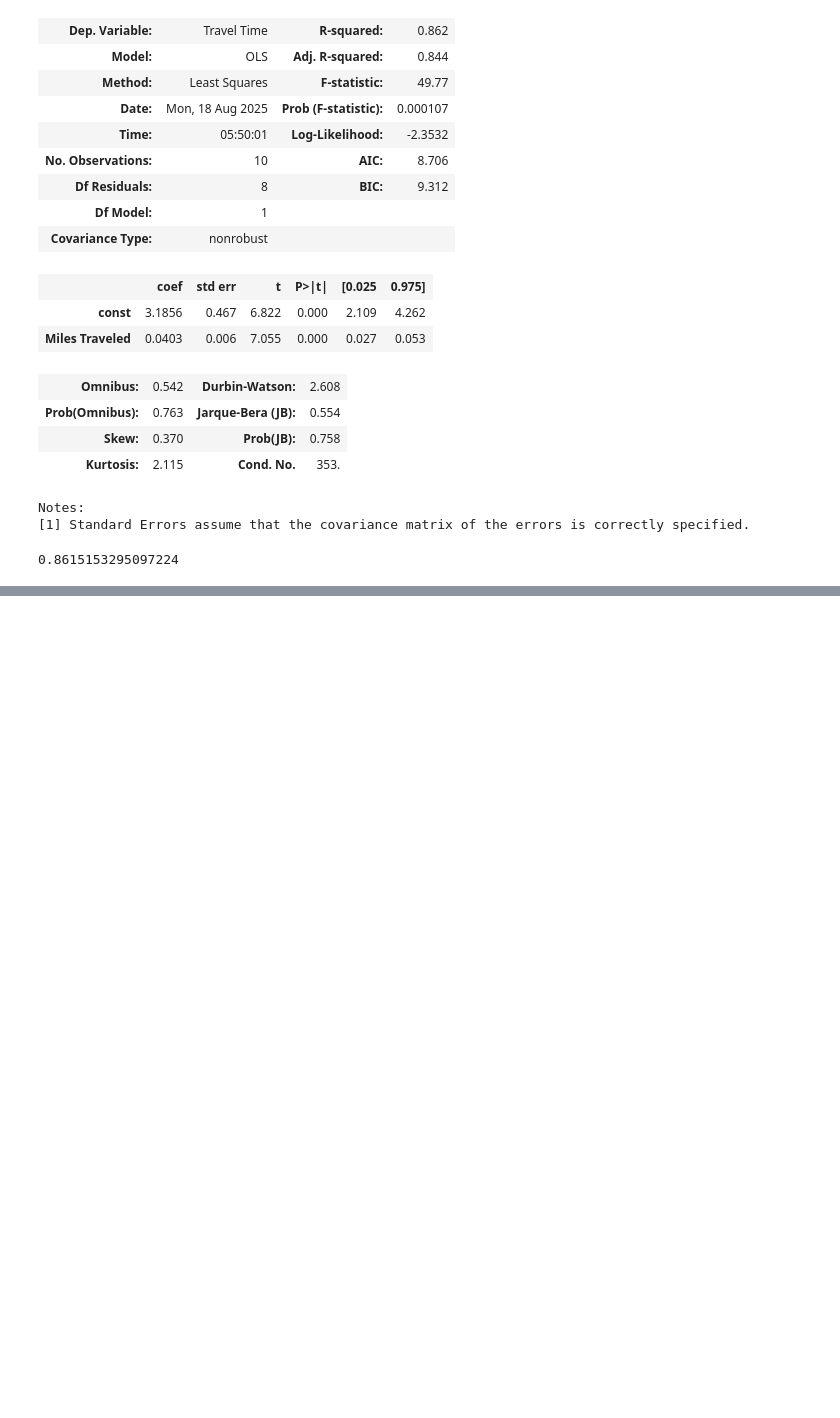
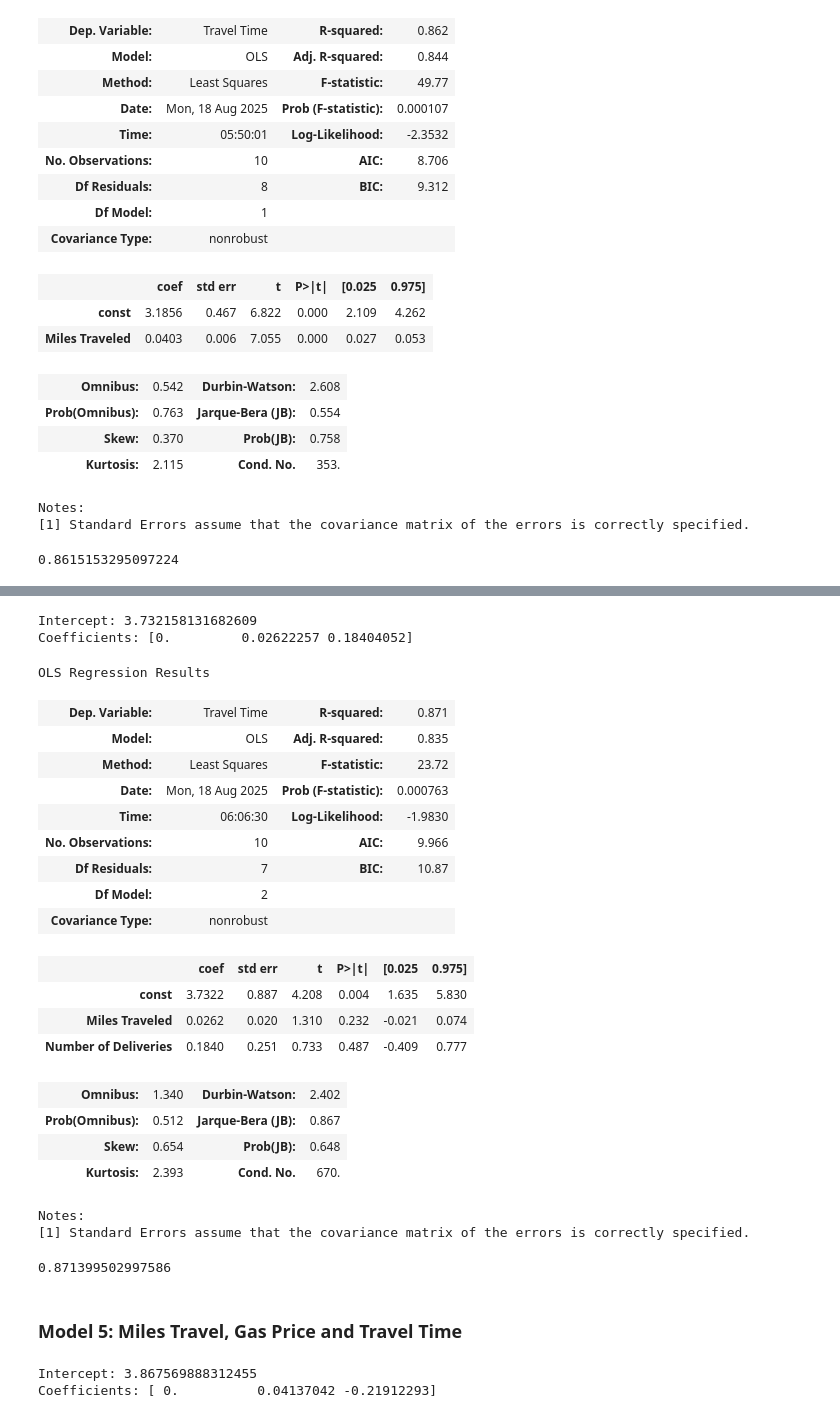
Before and after one commit to lowvey/CCMACLRL_EXERCISES_COM232, a Jupyter notebook: Exercise2B.ipynb, the cells around one changed output, grey strips where cells are left out. Drawn from its saved outputs; the diff is of its cells as text; code cells hidden in the pictures; blank space fills up the shorter version.

```diff
--- a/Exercise2B.ipynb
+++ b/Exercise2B.ipynb
@@ -267,0 +358,39 @@ print(olsmod.rsquared)
+# %%
+mlr_model = LinearRegression()
+mlr_model.fit(X, y)
+y_pred = mlr_model.predict(X)
+print('Intercept:', mlr_model.intercept_)
+print('Coefficients:', mlr_model.coef_)
+# %% [output]
+Intercept: 3.732158131682609
+Coefficients: [0.         0.02622257 0.18404052]
+# %%
+olsmod = sm.OLS(y, X).fit()
+olsmod.summary()
+# %% [output]
+OLS Regression Results
+| Dep. Variable: | Travel Time | R-squared: | 0.871 |
+| Model: | OLS | Adj. R-squared: | 0.835 |
+| Method: | Least Squares | F-statistic: | 23.72 |
+| Date: | Mon, 18 Aug 2025 | Prob (F-statistic): | 0.000763 |
+| Time: | 06:06:30 | Log-Likelihood: | -1.9830 |
+| No. Observations: | 10 | AIC: | 9.966 |
+| Df Residuals: | 7 | BIC: | 10.87 |
+| Df Model: | 2 |  |  |
+| Covariance Type: | nonrobust |  |  |
+|  | coef | std err | t | P>|t| | [0.025 | 0.975] |
+| const | 3.7322 | 0.887 | 4.208 | 0.004 | 1.635 | 5.830 |
+| Miles Traveled | 0.0262 | 0.020 | 1.310 | 0.232 | -0.021 | 0.074 |
+| Number of Deliveries | 0.1840 | 0.251 | 0.733 | 0.487 | -0.409 | 0.777 |
+| Omnibus: | 1.340 | Durbin-Watson: | 2.402 |
+| Prob(Omnibus): | 0.512 | Jarque-Bera (JB): | 0.867 |
+| Skew: | 0.654 | Prob(JB): | 0.648 |
+| Kurtosis: | 2.393 | Cond. No. | 670. |
+Notes:
+[1] Standard Errors assume that the covariance matrix of the errors is correctly specified.
+# %%
+print(olsmod.rsquared)
+# %% [output]
+0.871399502997586
+# %% [markdown]
+### Model 5: Miles Travel, Gas Price and Travel Time
@@ -267,0 +401,9 @@ print(olsmod.rsquared)
+# %%
+mlr_model = LinearRegression()
+mlr_model.fit(X, y)
+y_pred = mlr_model.predict(X)
+print('Intercept:', mlr_model.intercept_)
+print('Coefficients:', mlr_model.coef_)
+# %% [output]
+Intercept: 3.867569888312455
+Coefficients: [ 0.          0.04137042 -0.21912293]
```
Also changed, not shown: parts of 25 cells of this notebook.
